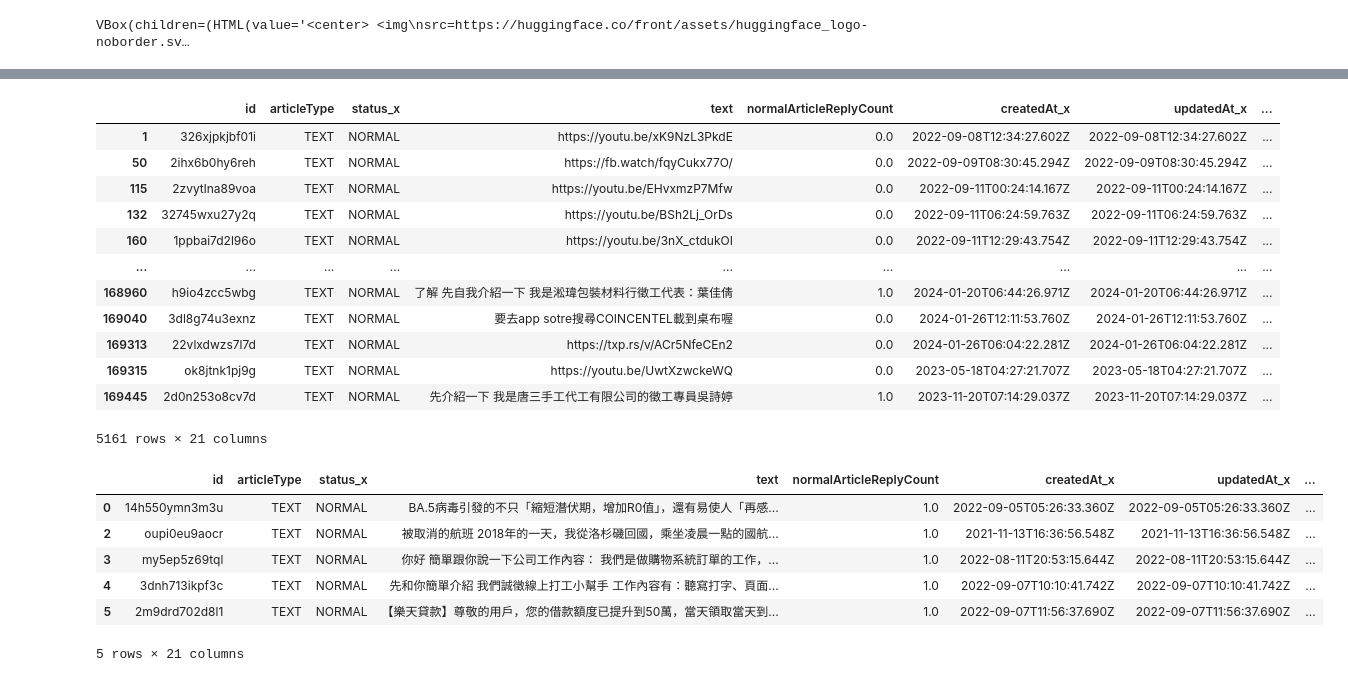
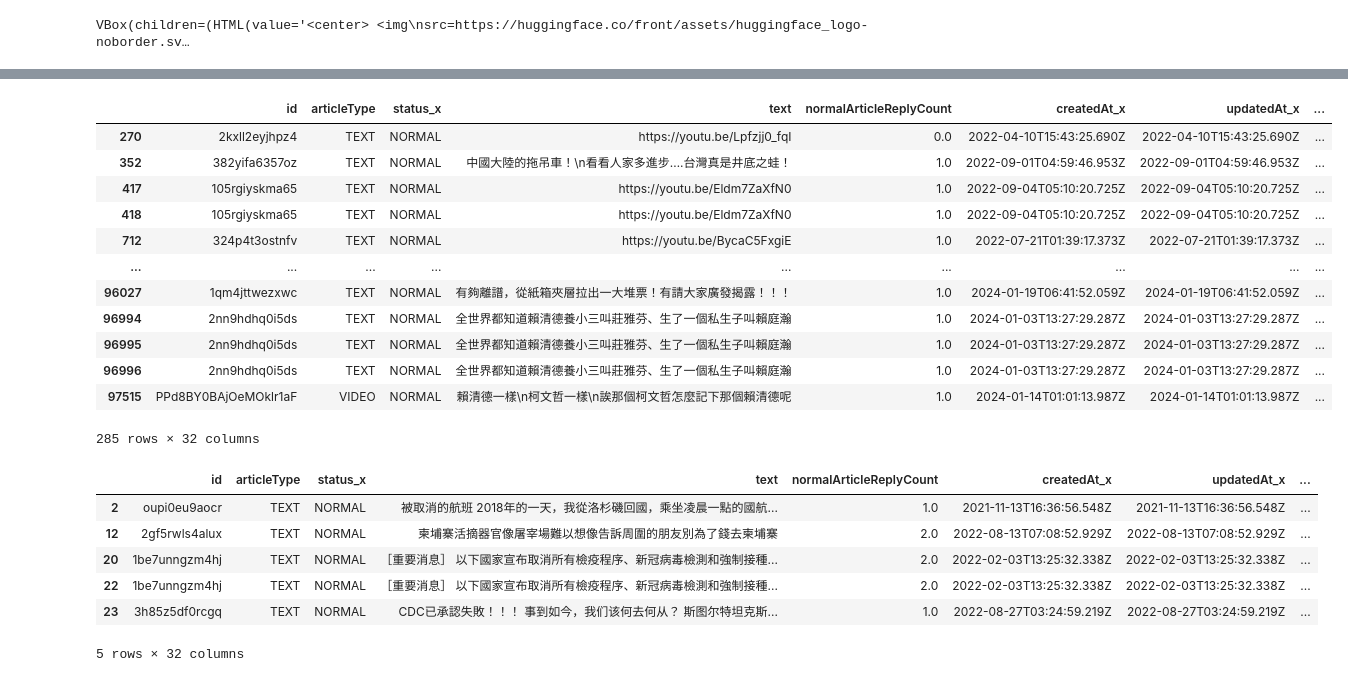
Before and after one commit to WilliamPLaCroix/NN-SoftP, a Jupyter notebook: cofacts.ipynb, the cells around one changed output, grey strips where cells are left out. Saved outputs shown, nothing was run; the diff lists cells and outputs as text; code cells hidden in the pictures.

```diff
--- a/cofacts.ipynb
+++ b/cofacts.ipynb
@@ -22,3 +20,20 @@ VBox(children=(HTML(value='<center> <img\nsrc=https://huggingface.co/front/asset
 # download specific dataset files; entire archive is only ~250 mb
 articles = load_dataset("Cofacts/line-msg-fact-check-tw", "articles") # article contents and some meta info
 article_replies = load_dataset("Cofacts/line-msg-fact-check-tw", "article_replies") # 'join table' for articles and replies with added meta info
+article_categories = load_dataset("Cofacts/line-msg-fact-check-tw", "article_categories")
+art_rep_df = pd.merge(
+    articles["train"].to_pandas(),
+    article_replies["train"].to_pandas(),
+    left_on="id",
+    right_on="articleId",
+    how="inner"
+)
+art_rep_cat_df = pd.merge(
+    art_rep_df,
+    article_categories["train"].to_pandas(),
+    left_on="id",
+    right_on="articleId",
+    how="inner"
+)
+art_rep_cat_df.head()
+# replyType is the label assigned to an article by human editor
@@ -36,0 +57,11 @@ art_rep_df.head()
+# %%
+# intl
+# oT2o7nEBrIRcahlYKQoM
+# kj287XEBrIRcahlYvQoS
+
+# lj2m7nEBrIRcahlY6Ao_ (maybe)
+
+political = ["intl", "oT2o7nEBrIRcahlYKQoM", "kj287XEBrIRcahlYvQoS"]
+political_cofacts = art_rep_cat_df[art_rep_cat_df["categoryId"].isin(political)]
+political_cofacts = political_cofacts[political_cofacts["replyType"] != "NOT_ARTICLE"]
+len(political_cofacts)
@@ -76,20 +109,20 @@ Remaining datapoints: 0.878993991129763
 # %%
-art_rep_df[art_rep_df["text"].str.len() == 28]
+political_cofacts[political_cofacts["text"].str.len() == 28]
 # NOTE: remove urls
 # %% [output]
 |  | id | articleType | status_x | text | normalArticleReplyCount | createdAt_x | updatedAt_x | ... |
-| 1 | 326xjpkjbf01i | TEXT | NORMAL | https://youtu.be/xK9NzL3PkdE | 0.0 | 2022-09-08T12:34:27.602Z | 2022-09-08T12:34:27.602Z | ... |
-| 50 | 2ihx6b0hy6reh | TEXT | NORMAL | https://fb.watch/fqyCukx77O/ | 0.0 | 2022-09-09T08:30:45.294Z | 2022-09-09T08:30:45.294Z | ... |
-| 115 | 2zvytlna89voa | TEXT | NORMAL | https://youtu.be/EHvxmzP7Mfw | 0.0 | 2022-09-11T00:24:14.167Z | 2022-09-11T00:24:14.167Z | ... |
-| 132 | 32745wxu27y2q | TEXT | NORMAL | https://youtu.be/BSh2Lj_OrDs | 0.0 | 2022-09-11T06:24:59.763Z | 2022-09-11T06:24:59.763Z | ... |
-| 160 | 1ppbai7d2l96o | TEXT | NORMAL | https://youtu.be/3nX_ctdukOI | 0.0 | 2022-09-11T12:29:43.754Z | 2022-09-11T12:29:43.754Z | ... |
+| 270 | 2kxll2eyjhpz4 | TEXT | NORMAL | https://youtu.be/Lpfzjj0_fqI | 0.0 | 2022-04-10T15:43:25.690Z | 2022-04-10T15:43:25.690Z | ... |
+| 352 | 382yifa6357oz | TEXT | NORMAL | 中國大陸的拖吊車！\n看看人家多進步….台灣真是井底之蛙！ | 1.0 | 2022-09-01T04:59:46.953Z | 2022-09-01T04:59:46.953Z | ... |
+| 417 | 105rgiyskma65 | TEXT | NORMAL | https://youtu.be/Eldm7ZaXfN0 | 1.0 | 2022-09-04T05:10:20.725Z | 2022-09-04T05:10:20.725Z | ... |
+| 418 | 105rgiyskma65 | TEXT | NORMAL | https://youtu.be/Eldm7ZaXfN0 | 1.0 | 2022-09-04T05:10:20.725Z | 2022-09-04T05:10:20.725Z | ... |
+| 712 | 324p4t3ostnfv | TEXT | NORMAL | https://youtu.be/BycaC5FxgiE | 1.0 | 2022-07-21T01:39:17.373Z | 2022-07-21T01:39:17.373Z | ... |
 | ... | ... | ... | ... | ... | ... | ... | ... | ... |
-| 168960 | h9io4zcc5wbg | TEXT | NORMAL | 了解 先自我介紹一下 我是淞瑋包裝材料行徵工代表：葉佳倩 | 1.0 | 2024-01-20T06:44:26.971Z | 2024-01-20T06:44:26.971Z | ... |
-| 169040 | 3dl8g74u3exnz | TEXT | NORMAL | 要去app sotre搜尋COINCENTEL載到桌布喔 | 0.0 | 2024-01-26T12:11:53.760Z | 2024-01-26T12:11:53.760Z | ... |
-| 169313 | 22vlxdwzs7l7d | TEXT | NORMAL | https://txp.rs/v/ACr5NfeCEn2 | 0.0 | 2024-01-26T06:04:22.281Z | 2024-01-26T06:04:22.281Z | ... |
-| 169315 | ok8jtnk1pj9g | TEXT | NORMAL | https://youtu.be/UwtXzwckeWQ | 0.0 | 2023-05-18T04:27:21.707Z | 2023-05-18T04:27:21.707Z | ... |
-| 169445 | 2d0n253o8cv7d | TEXT | NORMAL | 先介紹一下 我是唐三手工代工有限公司的徵工專員吳詩婷 | 1.0 | 2023-11-20T07:14:29.037Z | 2023-11-20T07:14:29.037Z | ... |
+| 96027 | 1qm4jttwezxwc | TEXT | NORMAL | 有夠離譜，從紙箱夾層拉出一大堆票！有請大家廣發揭露！！！ | 1.0 | 2024-01-19T06:41:52.059Z | 2024-01-19T06:41:52.059Z | ... |
+| 96994 | 2nn9hdhq0i5ds | TEXT | NORMAL | 全世界都知道賴清德養小三叫莊雅芬、生了一個私生子叫賴庭瀚 | 1.0 | 2024-01-03T13:27:29.287Z | 2024-01-03T13:27:29.287Z | ... |
+| 96995 | 2nn9hdhq0i5ds | TEXT | NORMAL | 全世界都知道賴清德養小三叫莊雅芬、生了一個私生子叫賴庭瀚 | 1.0 | 2024-01-03T13:27:29.287Z | 2024-01-03T13:27:29.287Z | ... |
+| 96996 | 2nn9hdhq0i5ds | TEXT | NORMAL | 全世界都知道賴清德養小三叫莊雅芬、生了一個私生子叫賴庭瀚 | 1.0 | 2024-01-03T13:27:29.287Z | 2024-01-03T13:27:29.287Z | ... |
+| 97515 | PPd8BY0BAjOeMOklr1aF | VIDEO | NORMAL | 賴清德一樣\n柯文哲一樣\n誒那個柯文哲怎麼記下那個賴清德呢 | 1.0 | 2024-01-14T01:01:13.987Z | 2024-01-14T01:01:13.987Z | ... |
-5161 rows × 21 columns
+285 rows × 32 columns
 # %%
 # https://symbl.cc/en/unicode/blocks/
 
@@ -113,7 +146,7 @@ art_rep_df[art_rep_df["text"].str.len() == 28]
 
 def remove_url(text: str):
     regex = r"https?\S+|\S*\.com\S*"
-    text = re.sub("\n", " ", text) # also remove newlines, additional whitespaces need to be stripped later
+    text = re.sub("\n", " ", text) # also remove newlines. Beware trailing whitespaces
     text = re.sub(regex, "", text)
     if len(text) == 0:
         text = pd.NA
@@ -139,7 +172,7 @@ def find_unicodes(chars: list):
     return out
 
 # processing steps
-clean_df = art_rep_df.copy()
+clean_df = political_cofacts.copy()
 clean_df = clean_df[clean_df["replyType"] != "NOT_ARTICLE"] # remove non articles
 clean_df = clean_df.dropna(subset=["text", "replyType"]) # drop na's
 clean_df["text"] = clean_df["text"].apply(remove_url) # delete urls
@@ -149,12 +182,12 @@ clean_df.head()
 # still some user ids, urls with uncommon domains
 # %% [output]
 |  | id | articleType | status_x | text | normalArticleReplyCount | createdAt_x | updatedAt_x | ... |
-| 0 | 14h550ymn3m3u | TEXT | NORMAL | BA.5病毒引發的不只「縮短潛伏期，增加R0值」，還有易使人「再感... | 1.0 | 2022-09-05T05:26:33.360Z | 2022-09-05T05:26:33.360Z | ... |
 | 2 | oupi0eu9aocr | TEXT | NORMAL | 被取消的航班 2018年的一天，我從洛杉磯回國，乘坐凌晨一點的國航... | 1.0 | 2021-11-13T16:36:56.548Z | 2021-11-13T16:36:56.548Z | ... |
-| 3 | my5ep5z69tql | TEXT | NORMAL | 你好‍ 簡單跟你說一下公司工作內容： 我們是做購物系統訂單的工作，... | 1.0 | 2022-08-11T20:53:15.644Z | 2022-08-11T20:53:15.644Z | ... |
-| 4 | 3dnh713ikpf3c | TEXT | NORMAL | 先和你簡單介紹 我們誠徵線上打工小幫手 工作內容有：聽寫打字、頁面... | 1.0 | 2022-09-07T10:10:41.742Z | 2022-09-07T10:10:41.742Z | ... |
-| 5 | 2m9drd702d8l1 | TEXT | NORMAL | 【樂天貸款】尊敬的用戶，您的借款額度已提升到50萬，當天領取當天到... | 1.0 | 2022-09-07T11:56:37.690Z | 2022-09-07T11:56:37.690Z | ... |
+| 12 | 2gf5rwls4alux | TEXT | NORMAL | 柬埔寨活摘器官像屠宰場難以想像告訴周圍的朋友別為了錢去柬埔寨 | 2.0 | 2022-08-13T07:08:52.929Z | 2022-08-13T07:08:52.929Z | ... |
+| 20 | 1be7unngzm4hj | TEXT | NORMAL | ［重要消息］ 以下國家宣布取消所有檢疫程序、新冠病毒檢測和強制接種... | 2.0 | 2022-02-03T13:25:32.338Z | 2022-02-03T13:25:32.338Z | ... |
+| 22 | 1be7unngzm4hj | TEXT | NORMAL | ［重要消息］ 以下國家宣布取消所有檢疫程序、新冠病毒檢測和強制接種... | 2.0 | 2022-02-03T13:25:32.338Z | 2022-02-03T13:25:32.338Z | ... |
+| 23 | 3h85z5df0rcgq | TEXT | NORMAL | CDC已承認失敗！！！ 事到如今，我们该何去何从？ 斯图尔特坦克斯... | 1.0 | 2022-08-27T03:24:59.219Z | 2022-08-27T03:24:59.219Z | ... |
-5 rows × 21 columns
+5 rows × 32 columns
 # %%
 find_unicodes([c[0] for c in remove.most_common()])
 # %% [output]
```
Also changed, not shown: parts of 10 cells of this notebook.
